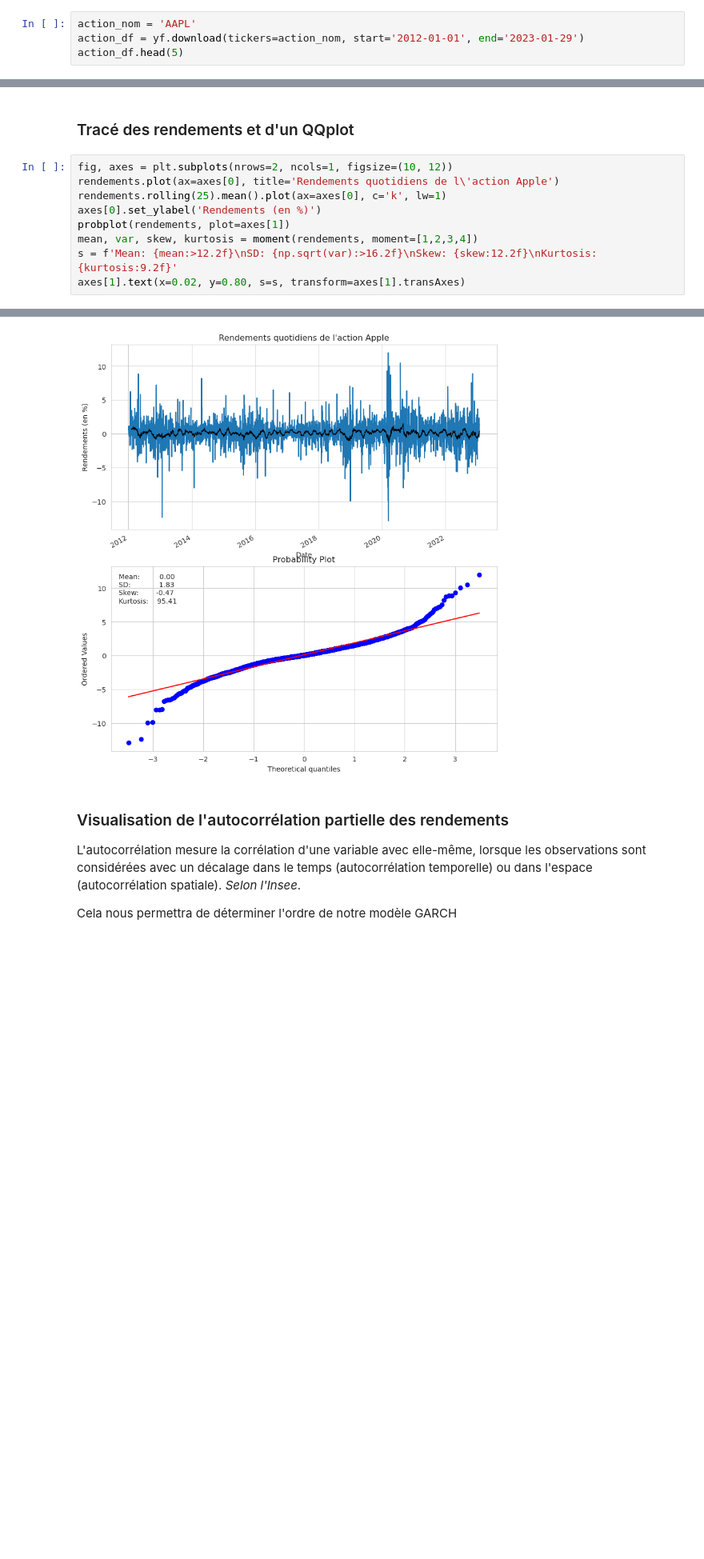
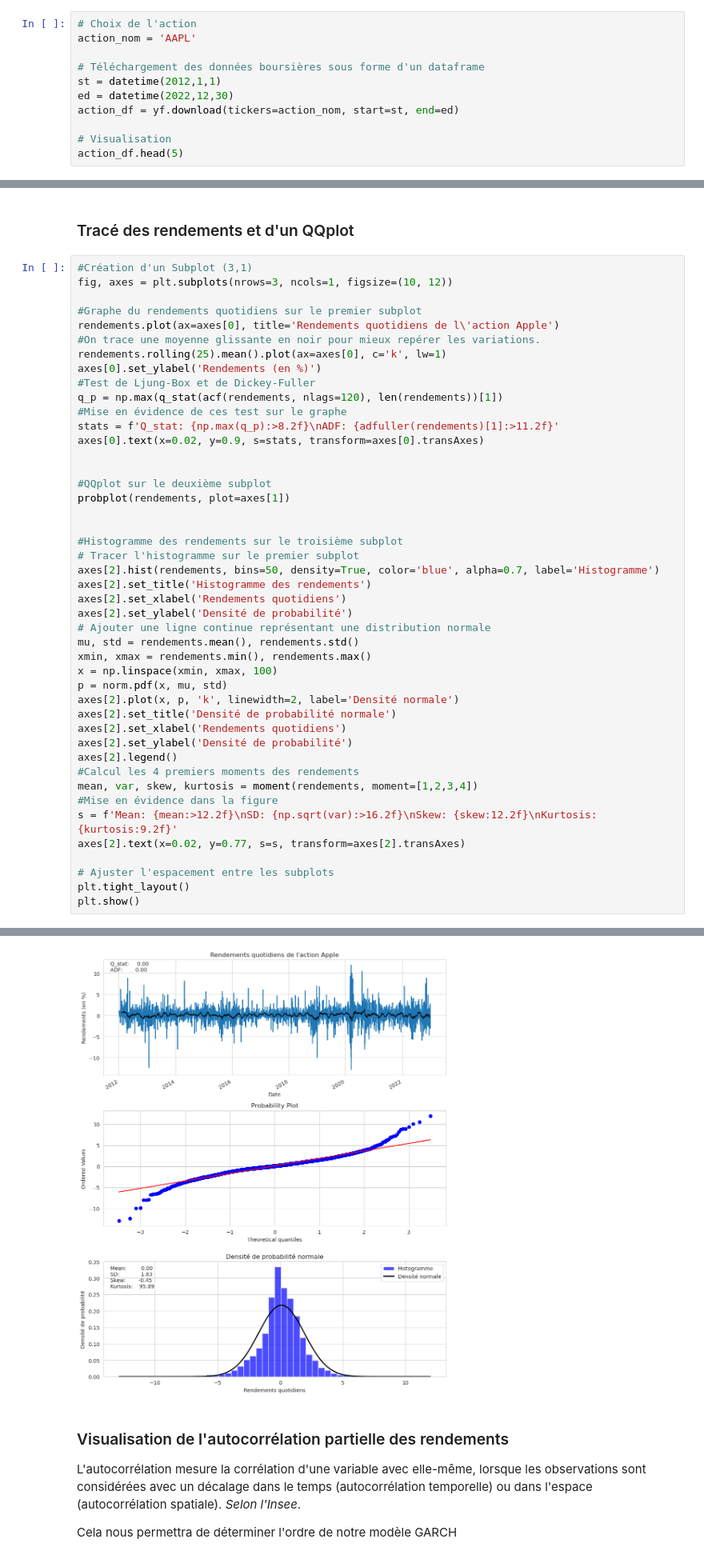
Before and after one commit to RyanSAMAMA/Ensae_projetMDR, a Jupyter notebook: GarchFinal.ipynb, the cells around one changed output, grey strips where cells are left out. Shown: that part at 80% size. Drawn from its saved outputs; the diff is of its cells as text; blank space fills up the shorter version.

Commit message:
Ajout commentaire + histogramme

```diff
--- a/GarchFinal.ipynb
+++ b/GarchFinal.ipynb
@@ -49,8 +47,15 @@ sns.set_style('whitegrid')
 # %% [markdown]
 ### D'abord nous allons visualiser le cours de l'action
 # %%
+# Choix de l'action
 action_nom = 'AAPL'
-action_df = yf.download(tickers=action_nom, start='2012-01-01', end='2023-01-29')
+
+# Téléchargement des données boursières sous forme d'un dataframe
+st = datetime(2012,1,1)
+ed = datetime(2022,12,30)
+action_df = yf.download(tickers=action_nom, start=st, end=ed)
+
+# Visualisation
 action_df.head(5)
 # %% [output]
 [*********************100%%**********************]  1 of 1 completed
@@ -94,12 +104,48 @@ Name: Adj Close, Length: 2785, dtype: float64
 # %% [markdown]
 ### Tracé des rendements et d'un QQplot
 # %%
-fig, axes = plt.subplots(nrows=2, ncols=1, figsize=(10, 12))
+#Création d'un Subplot (3,1)
+fig, axes = plt.subplots(nrows=3, ncols=1, figsize=(10, 12))
+
+#Graphe du rendements quotidiens sur le premier subplot
 rendements.plot(ax=axes[0], title='Rendements quotidiens de l\'action Apple')
+#On trace une moyenne glissante en noir pour mieux repérer les variations.
 rendements.rolling(25).mean().plot(ax=axes[0], c='k', lw=1)
 axes[0].set_ylabel('Rendements (en %)')
+#Test de Ljung-Box et de Dickey-Fuller
+q_p = np.max(q_stat(acf(rendements, nlags=120), len(rendements))[1])
+#Mise en évidence de ces test sur le graphe
+stats = f'Q_stat: {np.max(q_p):>8.2f}\nADF: {adfuller(rendements)[1]:>11.2f}'
+axes[0].text(x=0.02, y=0.9, s=stats, transform=axes[0].transAxes)
+
+
+#QQplot sur le deuxième subplot
 probplot(rendements, plot=axes[1])
+
+
+#Histogramme des rendements sur le troisième subplot
+# Tracer l'histogramme sur le premier subplot
+axes[2].hist(rendements, bins=50, density=True, color='blue', alpha=0.7, label='Histogramme')
+axes[2].set_title('Histogramme des rendements')
+axes[2].set_xlabel('Rendements quotidiens')
+axes[2].set_ylabel('Densité de probabilité')
+# Ajouter une ligne continue représentant une distribution normale
+mu, std = rendements.mean(), rendements.std()
+xmin, xmax = rendements.min(), rendements.max()
+x = np.linspace(xmin, xmax, 100)
+p = norm.pdf(x, mu, std)
+axes[2].plot(x, p, 'k', linewidth=2, label='Densité normale')
+axes[2].set_title('Densité de probabilité normale')
+axes[2].set_xlabel('Rendements quotidiens')
+axes[2].set_ylabel('Densité de probabilité')
+axes[2].legend()
+#Calcul les 4 premiers moments des rendements
 mean, var, skew, kurtosis = moment(rendements, moment=[1,2,3,4])
+#Mise en évidence dans la figure
 s = f'Mean: {mean:>12.2f}\nSD: {np.sqrt(var):>16.2f}\nSkew: {skew:12.2f}\nKurtosis:{kurtosis:9.2f}'
-axes[1].text(x=0.02, y=0.80, s=s, transform=axes[1].transAxes)
+axes[2].text(x=0.02, y=0.77, s=s, transform=axes[2].transAxes)
+
+# Ajuster l'espacement entre les subplots
+plt.tight_layout()
+plt.show()
 # %% [output]
@@ -107,4 +152,4 @@ Text(0.02, 0.8, 'Mean:         0.00\nSD:             1.83\nSkew:        -0.47\nK
-[figure, old version]
+[figure, new version]
 # %% [markdown]
 ### Visualisation de l'autocorrélation partielle des rendements
 
```
Also changed, not shown: parts of 19 cells of this notebook.
